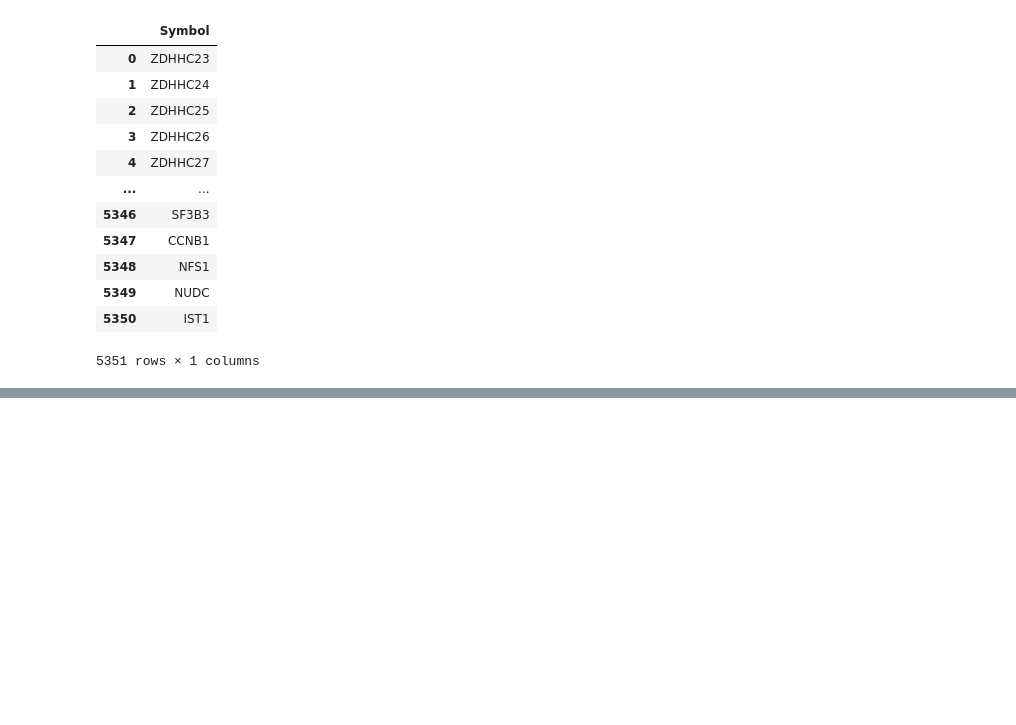
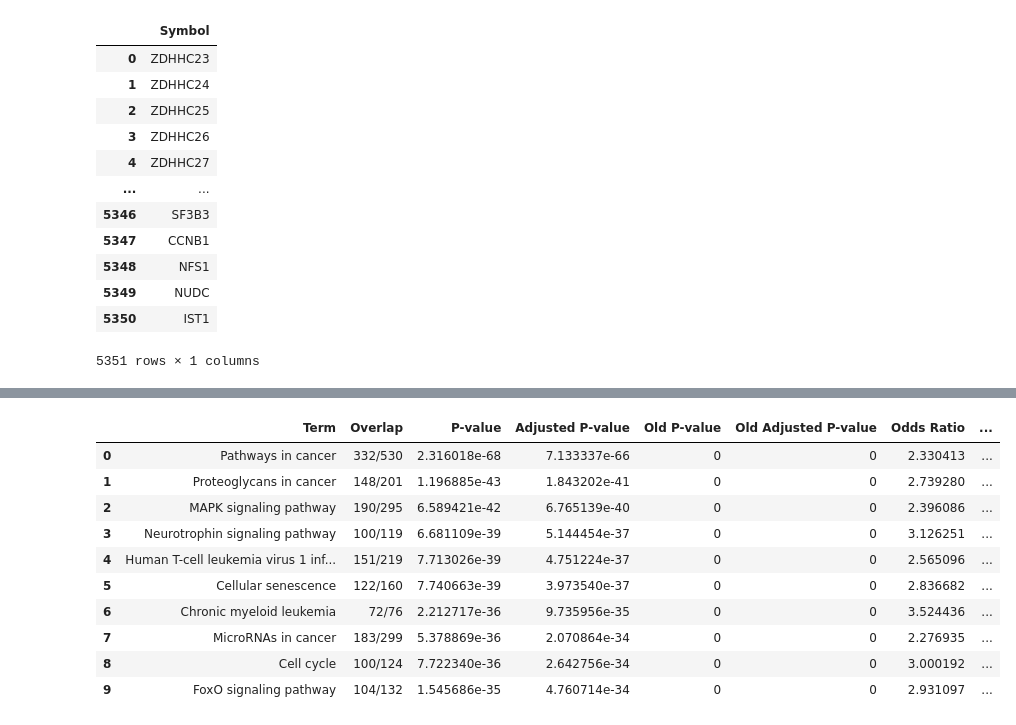
Before and after one commit to giuliacassara/Malignant-Mesothelioma, a Jupyter notebook: Part1.ipynb, the cells around one changed output, grey strips where cells are left out. Cells and saved outputs as stored; diff of their text form; code cells hidden in the pictures; blank space fills up the shorter version.

```diff
--- a/Part1.ipynb
+++ b/Part1.ipynb
@@ -852,0 +859,14 @@ print(n)
+# %%
+kegg_union
+# %% [output]
+|  | Term | Overlap | P-value | Adjusted P-value | Old P-value | Old Adjusted P-value | Odds Ratio | ... |
+| 0 | Pathways in cancer | 332/530 | 2.316018e-68 | 7.133337e-66 | 0 | 0 | 2.330413 | ... |
+| 1 | Proteoglycans in cancer | 148/201 | 1.196885e-43 | 1.843202e-41 | 0 | 0 | 2.739280 | ... |
+| 2 | MAPK signaling pathway | 190/295 | 6.589421e-42 | 6.765139e-40 | 0 | 0 | 2.396086 | ... |
+| 3 | Neurotrophin signaling pathway | 100/119 | 6.681109e-39 | 5.144454e-37 | 0 | 0 | 3.126251 | ... |
+| 4 | Human T-cell leukemia virus 1 inf... | 151/219 | 7.713026e-39 | 4.751224e-37 | 0 | 0 | 2.565096 | ... |
+| 5 | Cellular senescence | 122/160 | 7.740663e-39 | 3.973540e-37 | 0 | 0 | 2.836682 | ... |
+| 6 | Chronic myeloid leukemia | 72/76 | 2.212717e-36 | 9.735956e-35 | 0 | 0 | 3.524436 | ... |
+| 7 | MicroRNAs in cancer | 183/299 | 5.378869e-36 | 2.070864e-34 | 0 | 0 | 2.276935 | ... |
+| 8 | Cell cycle | 100/124 | 7.722340e-36 | 2.642756e-34 | 0 | 0 | 3.000192 | ... |
+| 9 | FoxO signaling pathway | 104/132 | 1.545686e-35 | 4.760714e-34 | 0 | 0 | 2.931097 | ... |
```
Also changed, not shown: parts of 7 cells of this notebook, 2 other files.
